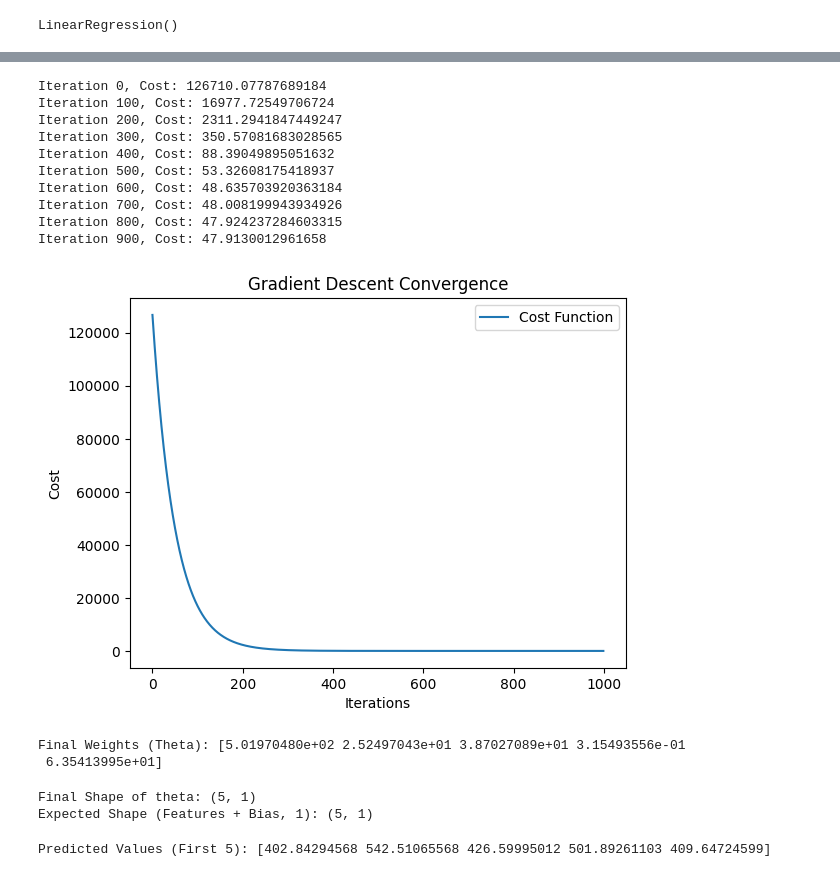
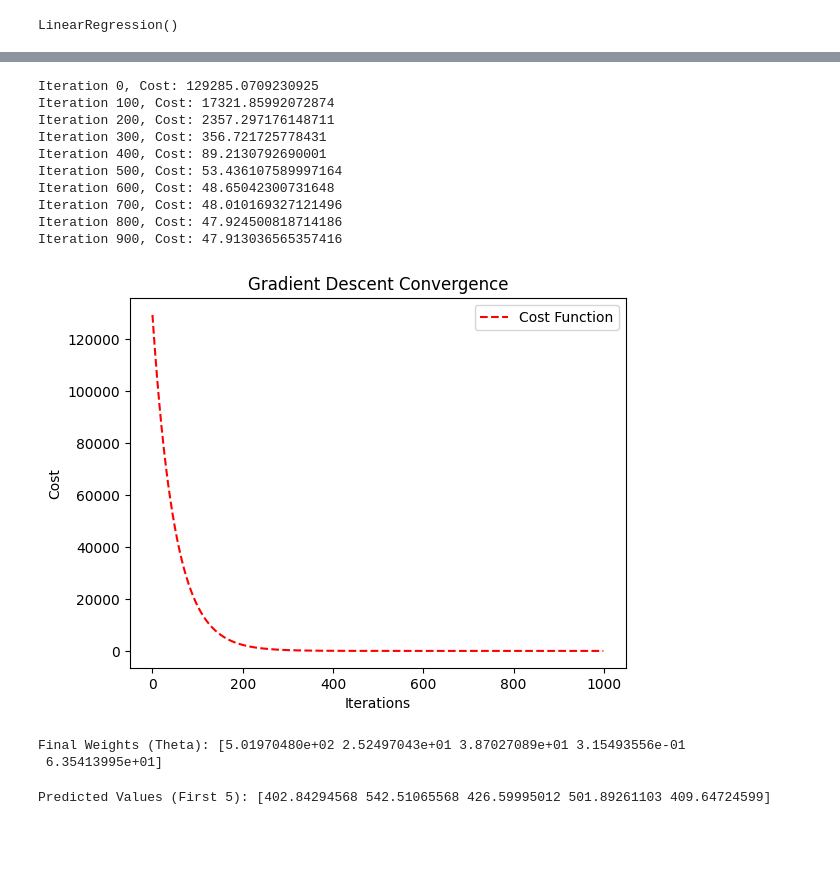
Before and after one commit to eshitakundu/E-Commerce-Customer-Spending-Analysis, a Jupyter notebook: e-commerce.ipynb, the cells around one changed output, grey strips where cells are left out. Cells and saved outputs as stored; diff of their text form; code cells hidden in the pictures; blank space fills up the shorter version.

```diff
--- a/e-commerce.ipynb
+++ b/e-commerce.ipynb
@@ -282,8 +300,15 @@ def gradient_descent(X, Y, theta, rate, iterations):
     cost_history = np.zeros(iterations)
 
     for i in range(iterations):
-        theta = theta - (rate/m) * X.T.dot(X.dot(theta) - Y)
-        cost_history[i] = (1 / (2 * m)) * np.sum((X.dot(theta) - Y) ** 2)
+
+        #theta = theta - (rate/m) * X.T.dot(X.dot(theta) - Y)
+
+        predictions = X @ theta
+        errors = predictions - Y
+        gradient = (X.T @ errors) / m
+        theta = theta - rate * gradient
+
+        cost_history[i] = (1 / (2 * m)) * np.sum(errors** 2)
 
         # Debugging every 100 iterations
         if i % 100 == 0:
@@ -302,27 +327,27 @@ theta_init = np.zeros((X_train_scaled_bias.shape[1], 1))
 learning_rate = 0.01
 iterations = 1000
 # %%
-# Train Model
+# Gradient Descent
 theta_final, cost_history = gradient_descent(X_train_scaled_bias, y_train_np, theta_init, learning_rate, iterations)
 # %% [output]
-Iteration 0, Cost: 126710.07787689184
-Iteration 100, Cost: 16977.72549706724
-Iteration 200, Cost: 2311.2941847449247
-Iteration 300, Cost: 350.57081683028565
-Iteration 400, Cost: 88.39049895051632
-Iteration 500, Cost: 53.32608175418937
-Iteration 600, Cost: 48.635703920363184
-Iteration 700, Cost: 48.008199943934926
-Iteration 800, Cost: 47.924237284603315
-Iteration 900, Cost: 47.9130012961658
+Iteration 0, Cost: 129285.0709230925
+Iteration 100, Cost: 17321.85992072874
+Iteration 200, Cost: 2357.297176148711
+Iteration 300, Cost: 356.721725778431
+Iteration 400, Cost: 89.2130792690001
+Iteration 500, Cost: 53.436107589997164
+Iteration 600, Cost: 48.65042300731648
+Iteration 700, Cost: 48.010169327121496
+Iteration 800, Cost: 47.924500818714186
+Iteration 900, Cost: 47.913036565357416
 # %%
 # Plot Cost Function
-plt.plot(range(iterations), cost_history, label="Cost Function")
+plt.plot(range(iterations), cost_history, label="Cost Function", linestyle='dashed', color='red')
 plt.xlabel("Iterations")
 plt.ylabel("Cost")
 plt.title("Gradient Descent Convergence")
 plt.legend()
 plt.show()
 # %% [output]
-[figure, old version]
+[figure, new version]
 # %%
@@ -331,10 +356,4 @@ print("Final Weights (Theta):", theta_final.ravel())
 # %% [output]
 Final Weights (Theta): [5.01970480e+02 2.52497043e+01 3.87027089e+01 3.15493556e-01
  6.35413995e+01]
-# %%
-print("Final Shape of theta:", theta_final.shape)
-print("Expected Shape (Features + Bias, 1):", (X_train_scaled_bias.shape[1], 1))
-# %% [output]
-Final Shape of theta: (5, 1)
-Expected Shape (Features + Bias, 1): (5, 1)
 # %%
```
Also changed, not shown: parts of 20 cells of this notebook, 1 other file.
